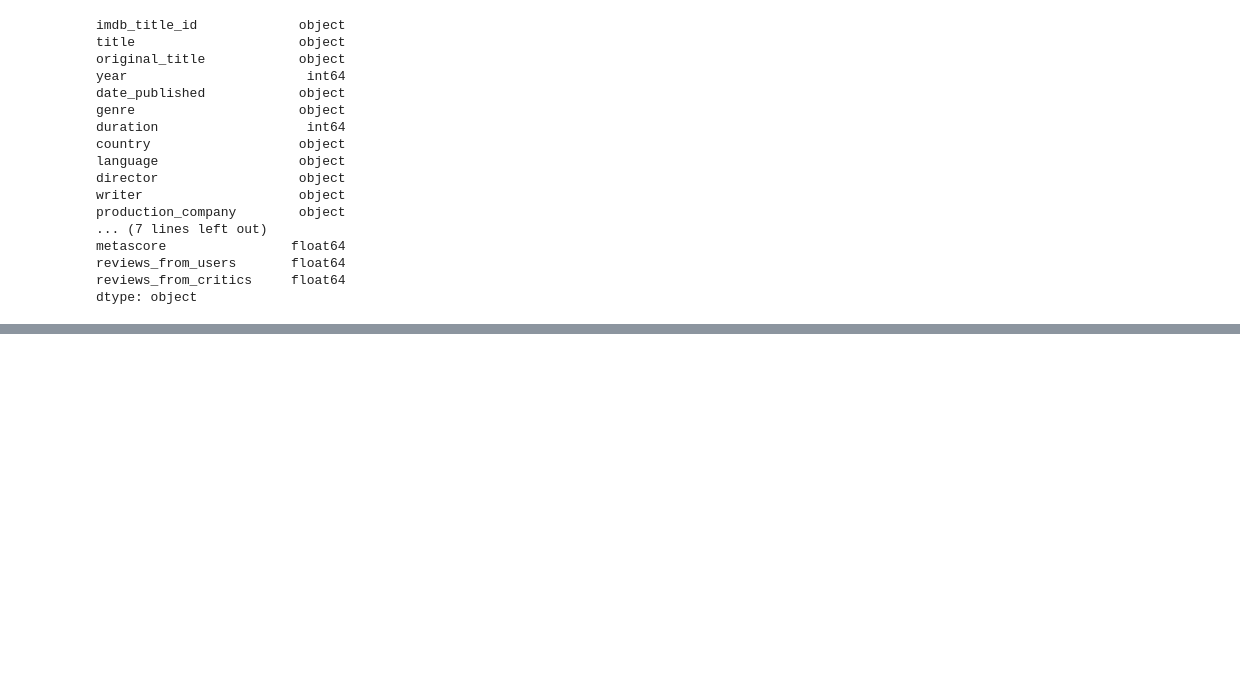
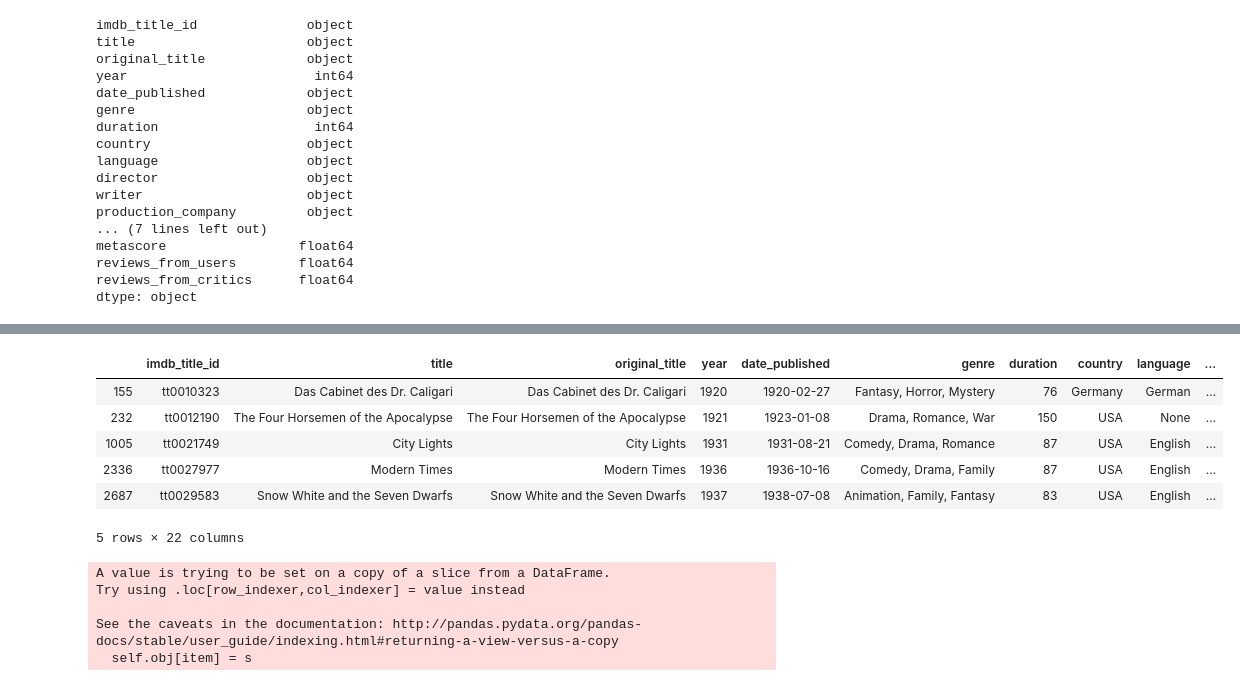
Before and after one commit to CreightonAshton/Scratchwork, a Jupyter notebook: Code/Movies/movies-scratch-work .ipynb, the cells around one changed output, grey strips where cells are left out. Saved outputs shown, nothing was run; the diff lists cells and outputs as text; code cells hidden in the pictures; blank space fills up the shorter version.

```diff
--- a/Code/Movies/movies-scratch-work .ipynb
+++ b/Code/Movies/movies-scratch-work .ipynb
@@ -142,0 +159,37 @@ Name: budget, Length: 81273, dtype: object
+# %%
+# let's only look at movies with US dollars as the currencty
+us_budget_df = budgets_df[budgets_df['budget'].map(lambda x: x.split()[0] == '$')]
+us_budget_df.head()
+# %% [output]
+|  | imdb_title_id | title | original_title | year | date_published | genre | duration | country | language | ... |
+| 155 | tt0010323 | Das Cabinet des Dr. Caligari | Das Cabinet des Dr. Caligari | 1920 | 1920-02-27 | Fantasy, Horror, Mystery | 76 | Germany | German | ... |
+| 232 | tt0012190 | The Four Horsemen of the Apocalypse | The Four Horsemen of the Apocalypse | 1921 | 1923-01-08 | Drama, Romance, War | 150 | USA | None | ... |
+| 1005 | tt0021749 | City Lights | City Lights | 1931 | 1931-08-21 | Comedy, Drama, Romance | 87 | USA | English | ... |
+| 2336 | tt0027977 | Modern Times | Modern Times | 1936 | 1936-10-16 | Comedy, Drama, Family | 87 | USA | English | ... |
+| 2687 | tt0029583 | Snow White and the Seven Dwarfs | Snow White and the Seven Dwarfs | 1937 | 1938-07-08 | Animation, Family, Fantasy | 83 | USA | English | ... |
+5 rows × 22 columns
+# %%
+# converting budget, usa_gross_income, and worlwide_gross_income to numerical data
+us_budget_df.loc[us_budget_df.index, 'budget'] = us_budget_df.loc[us_budget_df.index, 'budget'].map(
+    lambda x: x.split()[-1]
+).astype(int)
+
+
+us_budget_df.loc[us_budget_df.index, 'usa_gross_income'] = us_budget_df.loc[
+    us_budget_df.index, 'usa_gross_income'
+].map(
+    lambda x: x.lstrip('$')
+).astype(int)
+
+
+us_budget_df.loc[us_budget_df.index, 'worldwide_gross_income'] = us_budget_df.loc[
+    us_budget_df.index, 'worldwide_gross_income'
+].map(
+    lambda x: x.lstrip('$')
+).astype(int)
+# %% [output]
+A value is trying to be set on a copy of a slice from a DataFrame.
+Try using .loc[row_indexer,col_indexer] = value instead
+
+See the caveats in the documentation: http://pandas.pydata.org/pandas-docs/stable/user_guide/indexing.html#returning-a-view-versus-a-copy
+  self.obj[item] = s
```
Also changed, not shown: parts of 12 cells of this notebook.
